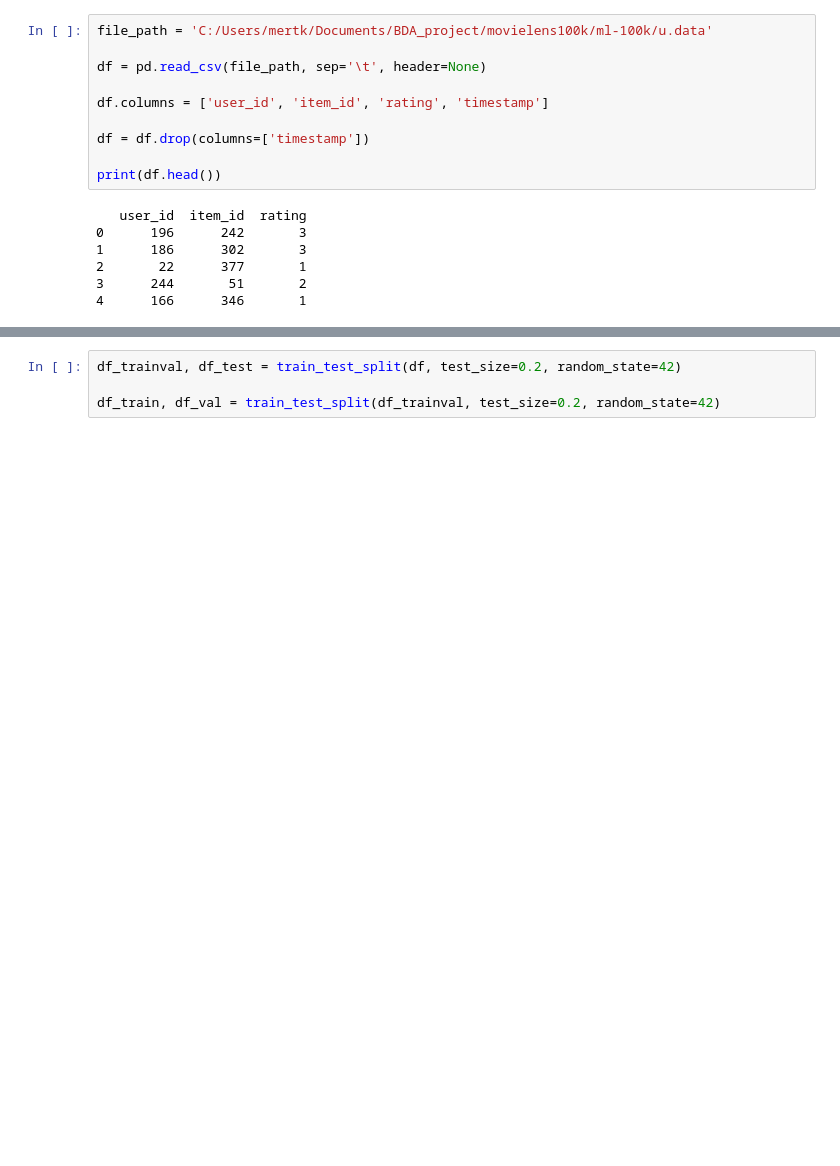
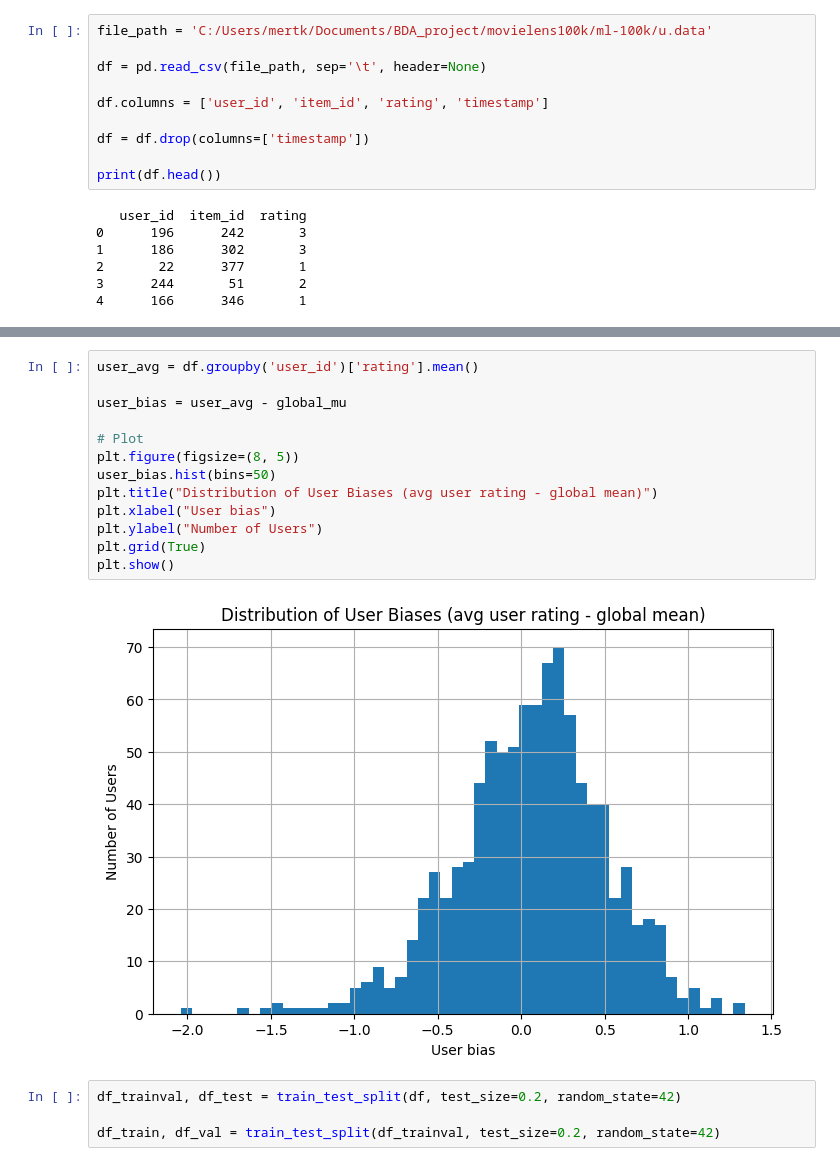
Before and after one commit to MertKir-R/BDA_project_Group10, a Jupyter notebook: notebooks/funksvd_wbias.ipynb, the cells around one changed output, grey strips where cells are left out. Saved outputs shown, nothing was run; the diff lists cells and outputs as text; blank space fills up the shorter version.

```diff
--- a/notebooks/funksvd_wbias.ipynb
+++ b/notebooks/funksvd_wbias.ipynb
@@ -25,3 +42,18 @@ print(df.head())
+# %%
+user_avg = df.groupby('user_id')['rating'].mean()
+
+user_bias = user_avg - global_mu
+
+# Plot
+plt.figure(figsize=(8, 5))
+user_bias.hist(bins=50)
+plt.title("Distribution of User Biases (avg user rating - global mean)")
+plt.xlabel("User bias")
+plt.ylabel("Number of Users")
+plt.grid(True)
+plt.show()
+# %% [output]
+[figure, added]
 # %%
 df_trainval, df_test = train_test_split(df, test_size=0.2, random_state=42)
 
```
Also changed, not shown: parts of 11 cells of this notebook.
